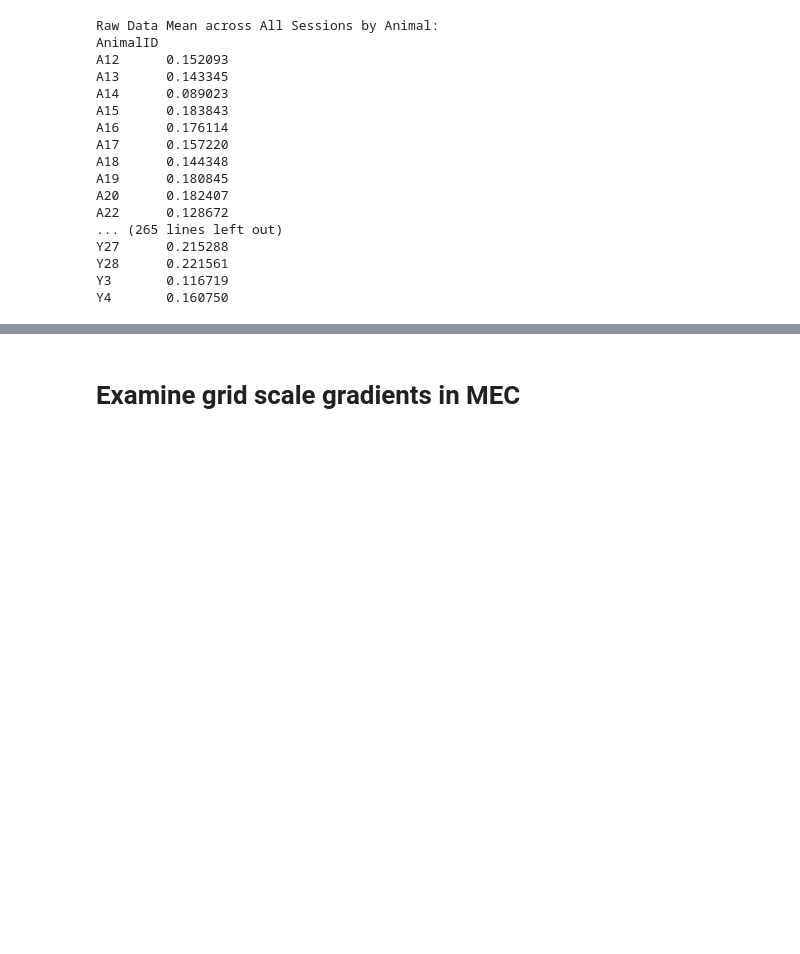
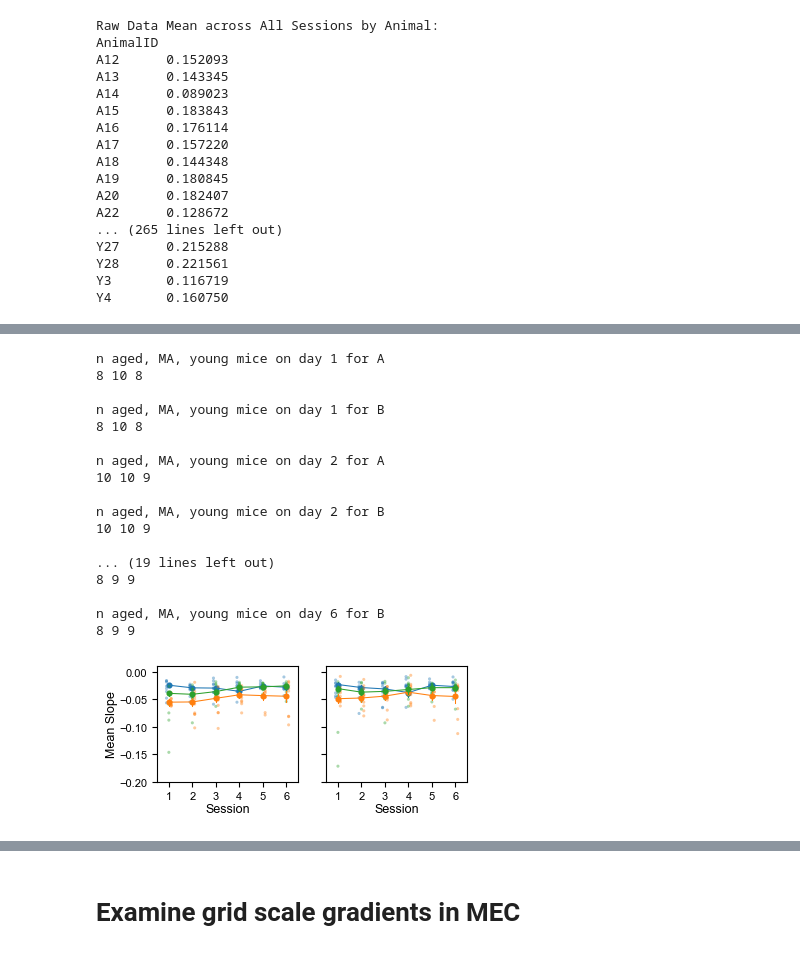
Before and after one commit to GiocomoLab/Herber2024, a Jupyter notebook: Figure 6.ipynb, the cells around one changed output, grey strips where cells are left out. Saved outputs shown, nothing was run; the diff lists cells and outputs as text; code cells hidden in the pictures; blank space fills up the shorter version.

```diff
--- a/Figure 6.ipynb
+++ b/Figure 6.ipynb
@@ -1654,0 +2862,68 @@ Y4       0.160750
+# %%
+''' Composite Plot of Speed Slope w/ Fitted Session Average Data Points'''
+f, ax = plt.subplots(1, 2, figsize=(4, 1.5), sharey = True)
+
+g = sns.pointplot(x = df['Session'], y = mblock.fittedvalues, hue = df['AgeGroup'], hue_order = hue_order, ax = ax[0], scale = 0.5)
+ax[0].set_xticks([0,1,2,3,4,5])
+ax[0].set_xticklabels([1,2,3,4,5,6])
+ax[0].set_xlim([-0.5,5.5])
+ax[0].set_yticks([-0.20,-0.15,-0.10,-0.05,0])
+ax[0].set_ylim([-0.2,0.01])
+ax[0].tick_params(labelsize = 8)
+ax[0].set_ylabel('Mean Slope', fontsize=9, labelpad=1)
+ax[0].set_xlabel('Session', fontsize=9, labelpad=1)
+g.legend_.remove()
+
+g1 = sns.pointplot(x = df['Session'], y = malt.fittedvalues, hue = df['AgeGroup'], hue_order = hue_order, ax = ax[1], scale = 0.5)
+ax[1].set_xticks([0,1,2,3,4,5])
+ax[1].set_xticklabels([1,2,3,4,5,6])
+ax[1].set_xlim([-0.5,5.5])
+ax[1].set_xlabel('Session', fontsize=9, labelpad=1)
+ax[1].tick_params(labelsize = 8)
+g1.legend_.remove()
+
+for l in g.lines:
+    plt.setp(l,linewidth = 0.75)
+
+for l in g1.lines:
+    plt.setp(l,linewidth = 0.75)
+
+#scatter plot LMM-fitted session average data:
+for i in range(0,len(sslopeAfitted_seg_aged)):
+    print('\nn aged, MA, young mice on day ' + str(i + 1) + ' for A')
+    print(len(sessionAcountfitted_aged[i]),len(sessionAcountfitted_MA[i]), len(sessionAcountfitted_young[i]))
+
+    print('\nn aged, MA, young mice on day ' + str(i + 1) + ' for B')
+    print(len(sessionBcountfitted_aged[i]),len(sessionBcountfitted_MA[i]), len(sessionBcountfitted_young[i]))
+
+    ax[0].scatter(sessionAcountfitted_aged[i] + 0.1, sslopeAfitted_seg_aged[i], s = 5, alpha = 0.4, c = 'C1', edgecolor = 'none')
+    ax[0].scatter(sessionAcountfitted_MA[i], sslopeAfitted_seg_MA[i], s = 5, alpha = 0.4, c = 'C2', edgecolor = 'none')
+    ax[0].scatter(sessionAcountfitted_young[i] - 0.1, sslopeAfitted_seg_young[i], s = 5, alpha = 0.4, c = 'C0', edgecolor = 'none')
+
+    ax[1].scatter(sessionBcountfitted_aged[i] + 0.1, sslopeBfitted_seg_aged[i], s = 5, alpha = 0.4, c = 'C1', edgecolor = 'none')
+    ax[1].scatter(sessionBcountfitted_MA[i], sslopeBfitted_seg_MA[i], s = 5, alpha = 0.4, c = 'C2', edgecolor = 'none')
+    ax[1].scatter(sessionBcountfitted_young[i] - 0.1, sslopeBfitted_seg_young[i], s = 5, alpha = 0.4, c = 'C0', edgecolor = 'none')
+
+#ax[0].legend(loc = 4, fontsize = 9)
+plt.savefig(save_folder + 'negslopesesh.png', dpi=400, bbox_inches='tight')
+plt.savefig(save_folder + 'negslopesesh.svg', dpi=400, bbox_inches='tight')
+plt.show()
+# %% [output]
+n aged, MA, young mice on day 1 for A
+8 10 8
+
+n aged, MA, young mice on day 1 for B
+8 10 8
+
+n aged, MA, young mice on day 2 for A
+10 10 9
+
+n aged, MA, young mice on day 2 for B
+10 10 9
+
+... (19 lines left out)
+8 9 9
+
+n aged, MA, young mice on day 6 for B
+8 9 9
+[figure, added]
```
Also changed, not shown: parts of 30 cells of this notebook, 1 other file.
